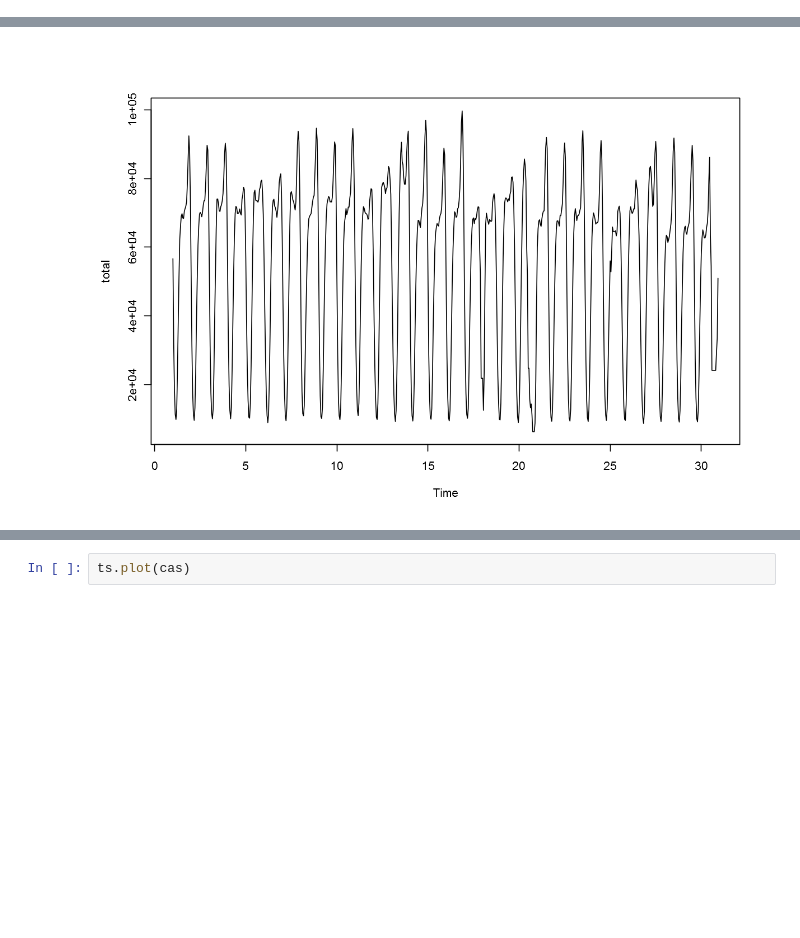
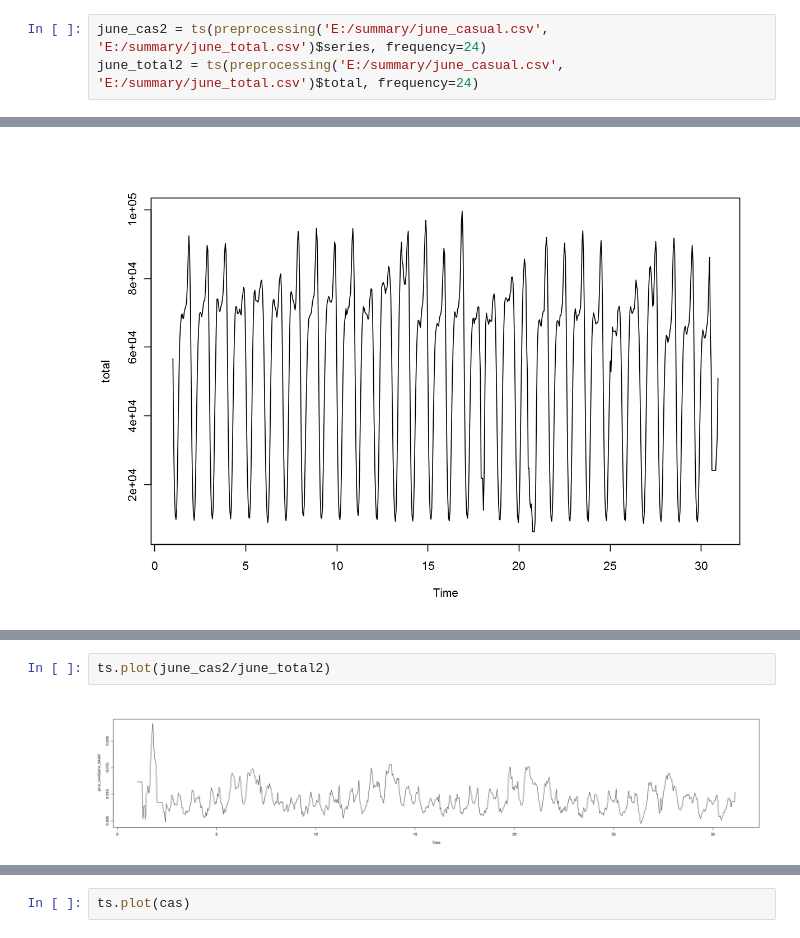
Before and after one commit to tj2huang/nyu-research, a Jupyter notebook: notebooks/r/r-plot.ipynb, the cells around one changed output, grey strips where cells are left out. Cells and saved outputs as stored; diff of their text form; blank space fills up the shorter version.

```diff
--- a/notebooks/r/r-plot.ipynb
+++ b/notebooks/r/r-plot.ipynb
@@ -32 +29,4 @@ preprocessing <- function(ts_csv, total_csv){
+# %%
+june_cas2 = ts(preprocessing('E:/summary/june_casual.csv', 'E:/summary/june_total.csv')$series, frequency=24)
+june_total2 = ts(preprocessing('E:/summary/june_casual.csv', 'E:/summary/june_total.csv')$total, frequency=24)
 # %%
@@ -47,0 +52,4 @@ ts.plot(total)
+# %%
+ts.plot(june_cas2/june_total2)
+# %% [output]
+[figure, added]
```
Also changed, not shown: parts of 10 cells of this notebook, 5 other files.
